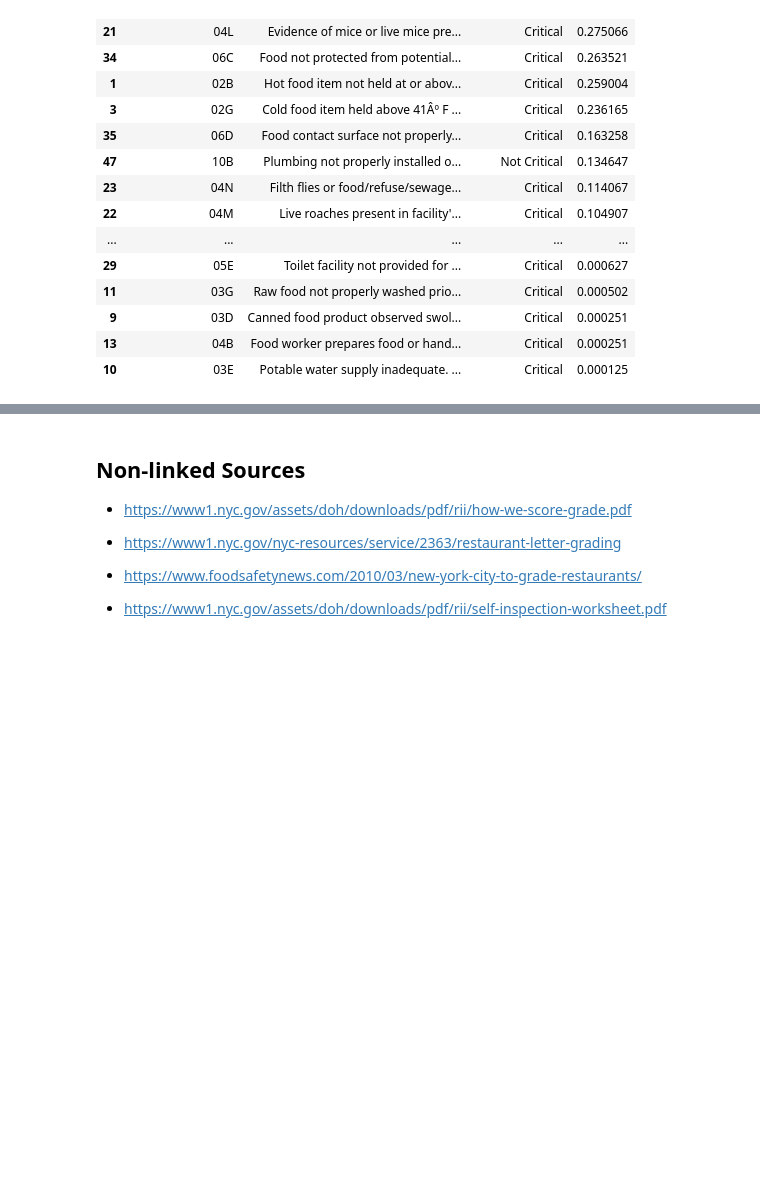
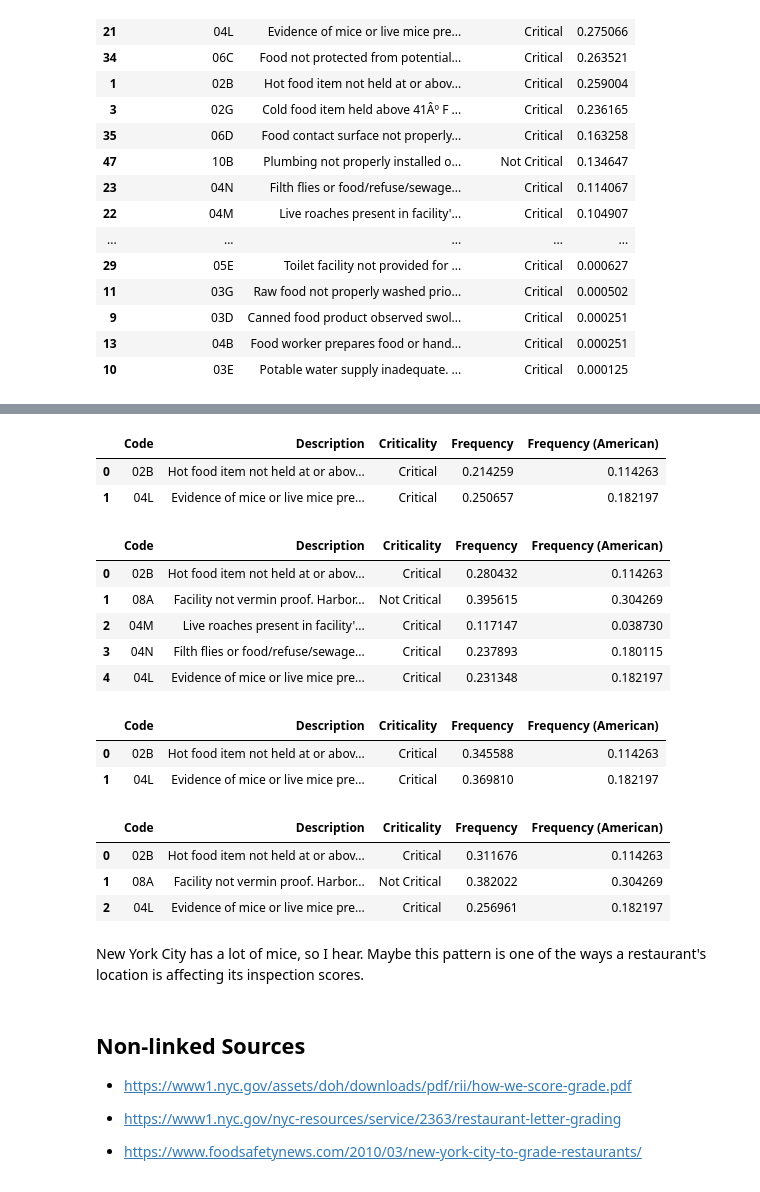
Before and after one commit to ryanbald/data-512-a4, a Jupyter notebook: NYC Food Inspection Data.ipynb, the cells around one changed output, grey strips where cells are left out. Drawn from its saved outputs; the diff is of its cells as text; code cells hidden in the pictures; blank space fills up the shorter version.

```diff
--- a/NYC Food Inspection Data.ipynb
+++ b/NYC Food Inspection Data.ipynb
@@ -651,6 +646,5 @@ group_by_count_and_show_ordered_results(df=initial_violations_df, column="VIOLAT
 # %%
 initial_violations_df = initial_violations_df[
-    (initial_violations_df["VIOLATION CODE"] != "") &
     (initial_violations_df["VIOLATION CODE"] != "17A") &
     (initial_violations_df["VIOLATION CODE"] != "19A") &
     (initial_violations_df["VIOLATION CODE"] != "22F") &
@@ -776,3 +788,35 @@ get_top_differences_in_violation_freq(chinese_violation_freq_df)
+# %%
+get_top_differences_in_violation_freq(get_violation_freq_for_cuisine("Japanese"), n=2)
+# %% [output]
+|  | Code | Description | Criticality | Frequency | Frequency (American) |
+| 0 | 02B | Hot food item not held at or abov... | Critical | 0.214259 | 0.114263 |
+| 1 | 04L | Evidence of mice or live mice pre... | Critical | 0.250657 | 0.182197 |
+# %%
+get_top_differences_in_violation_freq(get_violation_freq_for_cuisine(
+    "Latin (Cuban, Dominican, Puerto Rican, South & Central American)"
+), n=5)
+# %% [output]
+|  | Code | Description | Criticality | Frequency | Frequency (American) |
+| 0 | 02B | Hot food item not held at or abov... | Critical | 0.280432 | 0.114263 |
+| 1 | 08A | Facility not vermin proof. Harbor... | Not Critical | 0.395615 | 0.304269 |
+| 2 | 04M | Live roaches present in facility'... | Critical | 0.117147 | 0.038730 |
+| 3 | 04N | Filth flies or food/refuse/sewage... | Critical | 0.237893 | 0.180115 |
+| 4 | 04L | Evidence of mice or live mice pre... | Critical | 0.231348 | 0.182197 |
+# %%
+get_top_differences_in_violation_freq(get_violation_freq_for_cuisine("Caribbean"), n=2)
+# %% [output]
+|  | Code | Description | Criticality | Frequency | Frequency (American) |
+| 0 | 02B | Hot food item not held at or abov... | Critical | 0.345588 | 0.114263 |
+| 1 | 04L | Evidence of mice or live mice pre... | Critical | 0.369810 | 0.182197 |
+# %%
+get_top_differences_in_violation_freq(get_violation_freq_for_cuisine("Spanish"), n=3)
+# %% [output]
+|  | Code | Description | Criticality | Frequency | Frequency (American) |
+| 0 | 02B | Hot food item not held at or abov... | Critical | 0.311676 | 0.114263 |
+| 1 | 08A | Facility not vermin proof. Harbor... | Not Critical | 0.382022 | 0.304269 |
+| 2 | 04L | Evidence of mice or live mice pre... | Critical | 0.256961 | 0.182197 |
+# %% [markdown]
+New York City has a lot of mice, so I hear. Maybe this pattern is one of the ways a restaurant's location is affecting its inspection scores.
 # %% [markdown]
 ## Non-linked Sources
 
@@ -781,5 +825,3 @@ get_top_differences_in_violation_freq(chinese_violation_freq_df)
 * https://www1.nyc.gov/nyc-resources/service/2363/restaurant-letter-grading
 
 * https://www.foodsafetynews.com/2010/03/new-york-city-to-grade-restaurants/
-
-* https://www1.nyc.gov/assets/doh/downloads/pdf/rii/self-inspection-worksheet.pdf
```
Also changed, not shown: parts of 13 cells of this notebook.
